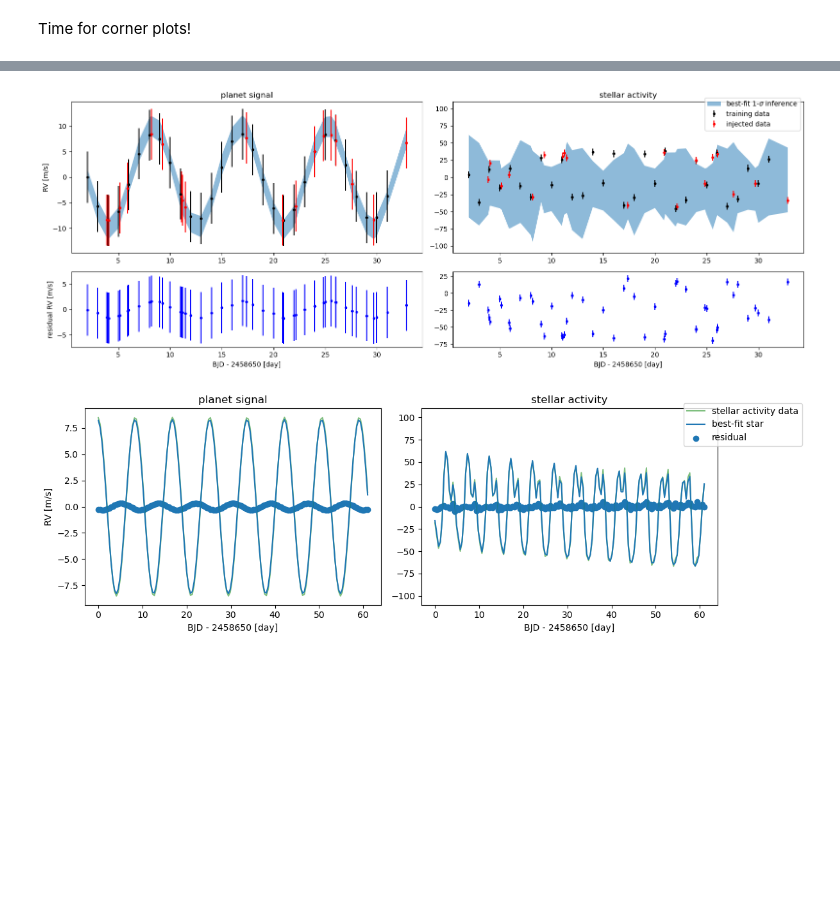
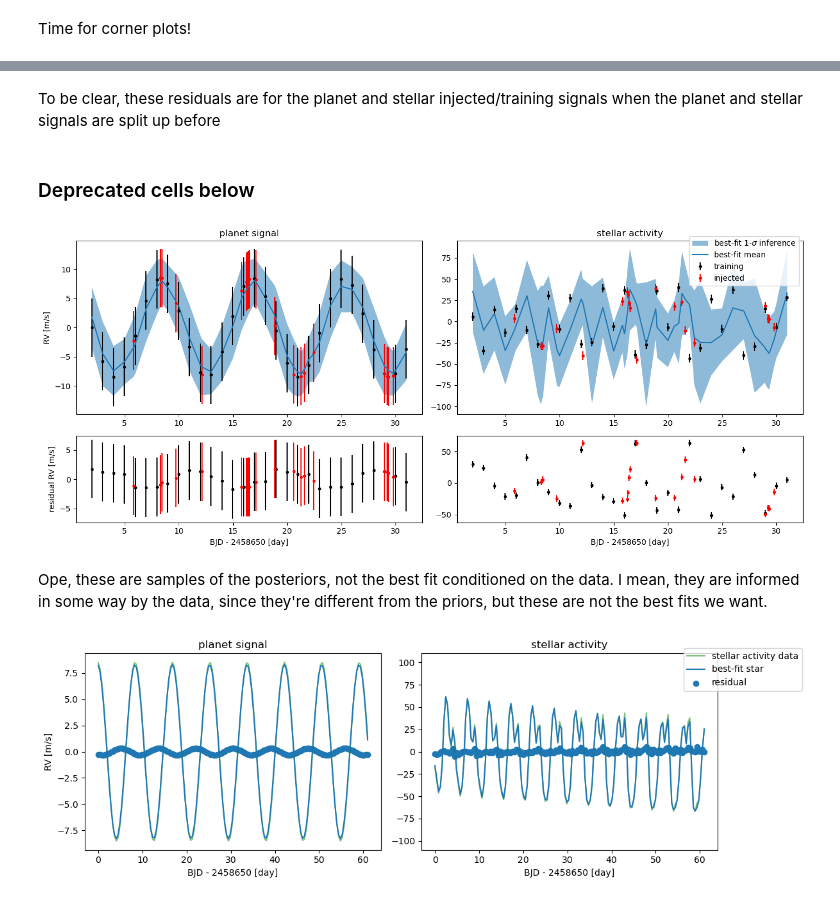
Before and after one commit to exoclam/gaspery, a Jupyter notebook: tutorials/comparison_to_fits.ipynb, the cells around one changed output, grey strips where cells are left out. Drawn from its saved outputs; the diff is of its cells as text; code cells hidden in the pictures; blank space fills up the shorter version.

```diff
--- a/tutorials/comparison_to_fits.ipynb
+++ b/tutorials/comparison_to_fits.ipynb
@@ -81,2 +103,6 @@ X_injectee = (np.random.rand(1, 20)[0] * strat[-1]) + strat[0]
+# %%
+kernel = kernels.ExpSineSquared(scale=Prot, gamma=1/(2*eta**2)) # first term of exponential
+kernel *= kernels.ExpSquared(scale=Tau) # other term of exponential
+kernel *= sigma_qp_rv**2 # multiply by scalar
 # %% [markdown]
 Generate fake ground truth using the strategy, with 20 additional points, to use later for evaluation of overfitting by the MCMC.
@@ -365,3 +801,22 @@ for i in range(len(sample)):
+# %% [markdown]
+To be clear, these residuals are for the planet and stellar injected/training signals when the planet and stellar signals are split up before
+# %% [markdown]
+### Deprecated cells below
+# %%
+### sample from best-fit planet posteriors
+best_fit_planet = np.array([data.posterior.data_vars['K'].mean(), data.posterior.data_vars['P'].mean(),
+            data.posterior.data_vars['T0'].mean()])
+best_fit_planet_std = np.array([data.posterior.data_vars['K'].std(), data.posterior.data_vars['P'].std(),
+            data.posterior.data_vars['T0'].std()])
+
+planet_k = random.normal(best_fit_planet[0], best_fit_planet_std[0], 10)
+planet_p = random.normal(best_fit_planet[1], best_fit_planet_std[1], 10)
+planet_t0 = random.normal(best_fit_planet[2], best_fit_planet_std[2], 10)
+
+planets = []
+for i in range(10):
+    planet = calculate_fi.model_jax(np.array(injected_df.x), [planet_k[i], planet_p[i], planet_t0[i]])
+    planets.append(planet)
 # %%
 def mean_function_inference(params, X):
 
@@ -370,10 +825,10 @@ def mean_function_inference(params, X):
 f, ((ax1, ax2), (ax3, ax4)) = plt.subplots(2, 2, figsize=(16, 6), height_ratios=[1, 0.5])
 
 ### best-fit
-best_fit_planet = np.array([data.posterior.data_vars['K'].mean(), data.posterior.data_vars['P'].mean(),
-            data.posterior.data_vars['T0'].mean()])
-best_fit_planet_std = np.array([data.posterior.data_vars['K'].std(), data.posterior.data_vars['P'].std(),
-            data.posterior.data_vars['T0'].std()])
+#best_fit_planet = np.array([data.posterior.data_vars['K'].mean(), data.posterior.data_vars['P'].mean(),
+#            data.posterior.data_vars['T0'].mean()])
+#best_fit_planet_std = np.array([data.posterior.data_vars['K'].std(), data.posterior.data_vars['P'].std(),
+#            data.posterior.data_vars['T0'].std()])
 best_fit_star = np.array([sigma_qp_rv, Prot, Tau, eta])
 
 # simulate stellar signal
@@ -387,8 +842,14 @@ gp = GaussianProcess(kernel, np.array(injected_df.x))
 # draw ten stellar and planet signals based on best-fit parameters
 sample = gp.sample(jax.random.PRNGKey(4), shape=(10,))
 
+# normalize each sample to 0
+sample_list = []
+for i in sample:
+    sample_list.append(i - np.mean(i))
+sample = np.array(sample_list)
+
 # add sampled planet signal and white noise
-observed = sample + np.array(planets) + np.random.normal(0, sigma_wn_rv, len(planet))
+observed = sample + np.array(planets) + random.normal(0, sigma_wn_rv, len(planet))
 observed_min = observed.min(axis=0)
 observed_max = observed.max(axis=0)
 observed_min_planet = np.array(planets).min(axis=0)
@@ -411,45 +872,63 @@ ax1.errorbar(not_injected.x, not_injected.planet, yerr, fmt=".k", capsize=0, col
 ax1.errorbar(injected.x, injected.planet, yerr, fmt=".k", capsize=0, color='r', label='planet injected data')
 # plot best-fit planet posteriors
 ax1.fill_between(np.array(injected_df.x), observed_min_planet, observed_max_planet, label="planet best-fit", alpha=0.5)
+ax1.plot(np.array(injected_df.x), observed_mean_planet, label='best-fit mean')
 
 #ax1.set_xlabel("BJD - 2458650 [day]")
 ax1.set_ylabel("RV [m/s]")
 #ax1.legend(bbox_to_anchor=(1.35, 1.05))
 _ = ax1.set_title("planet signal")
 
 ### planet residual
-ax3.errorbar(injected_df.x, observed_mean_planet - injected_df.planet,
-             yerr, fmt=".k", capsize=0, color='blue', label='residual')
+### separate sample_mean into training and injected
+injected_df['sample_planet_mean'] = observed_mean_planet
+observed_mean_planet_training = injected_df.loc[injected_df.x.isin(strat)]['sample_planet_mean']
+observed_mean_planet_injected = injected_df.loc[~injected_df.x.isin(strat)]['sample_planet_mean']
+
+ax3.errorbar(not_injected.x, observed_mean_planet_training - not_injected.planet,
+             yerr, fmt=".k", capsize=0, color='black', label='residual training')
+ax3.errorbar(injected.x, observed_mean_planet_injected - injected.planet,
+             yerr, fmt=".k", capsize=0, color='red', label='residual injected')
 ax3.set_xlabel("BJD - 2458650 [day]")
 ax3.set_ylabel("residual RV [m/s]")
 
 
 ### star
 # injected signal used to generate data
 #ax2.plot(X, sample[0], label="star data", alpha=0.5, color="green")
-ax2.errorbar(not_injected.x, not_injected.star - np.mean(injected_df.star), yerr, fmt=".k", capsize=0, color='k', label='training data')
-ax2.errorbar(injected.x, injected.star - np.mean(injected_df.star), yerr, fmt=".k", capsize=0, color='r', label='injected data')
+ax2.errorbar(not_injected.x, not_injected.star - np.mean(injected_df.y), yerr, fmt=".k", capsize=0, color='k', label='training')
+ax2.errorbar(injected.x, injected.star - np.mean(injected_df.y), yerr, fmt=".k", capsize=0, color='r', label='injected')
 # plot best-fit star posteriors
 ax2.fill_between(np.array(injected_df.x), observed_16_star, observed_84_star,
                  label=r"best-fit 1-$\sigma$ inference", alpha=0.5)
-#ax2.plot(X, q[1] - mean_function_inference(best_fit, X), label="best-fit")
+ax2.plot(np.array(injected_df.x), observed_mean_star, label='best-fit mean')
 
-ax2.set_ylim([-110, 110])
 #ax2.set_ylabel("RV [m/s]")
 ax2.legend(bbox_to_anchor=(1., 1.05))
 _ = ax2.set_title("stellar activity")
 
 
 ### star residual
-ax4.errorbar(injected_df.x, observed_mean_star - injected_df.star,
-             yerr, fmt=".k", capsize=0, color='blue', label='residual')
+### separate sample_mean into training and injected
+injected_df['sample_star_mean'] = observed_mean_star
+observed_mean_star_training = injected_df.loc[injected_df.x.isin(strat)]['sample_star_mean']
+observed_mean_star_injected = injected_df.loc[~injected_df.x.isin(strat)]['sample_star_mean']
+
+#ax4.errorbar(injected_df.x, observed_mean_star - injected_df.star,
+#             yerr, fmt=".k", capsize=0, color='blue', label='residual')
+ax4.errorbar(not_injected.x, observed_mean_star_training - (not_injected.star - np.mean(injected_df.y)),
+             yerr, fmt=".k", capsize=0, color='black', label='residual training')
+ax4.errorbar(injected.x, observed_mean_star_injected - (injected.star - np.mean(injected_df.y)),
+             yerr, fmt=".k", capsize=0, color='red', label='residual injected')
 ax4.set_xlabel("BJD - 2458650 [day]")
 
 plt.tight_layout()
-#plt.savefig(path+'plots/comparison_good_30_total_fit.png')
+#plt.savefig(path+'plots/comparison_bad.png')
 plt.show()
 # %% [output]
-[figure, old version]
+[figure, new version]
+# %% [markdown]
+Ope, these are samples of the posteriors, not the best fit conditioned on the data. I mean, they are informed in some way by the data, since they're different from the priors, but these are not the best fits we want.
 # %%
 def mean_function_inference(params, X):
 
```
Also changed, not shown: parts of 53 cells of this notebook.
